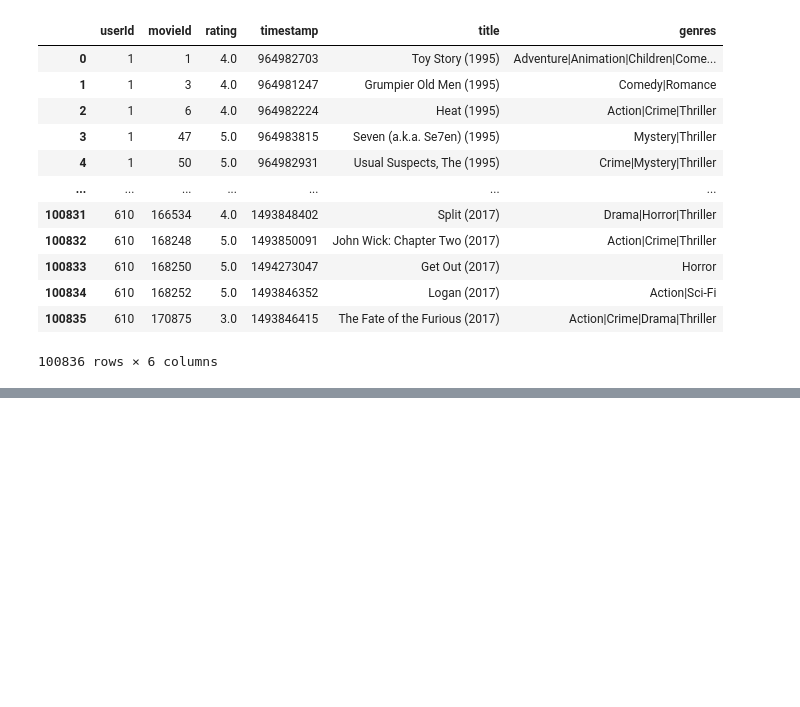
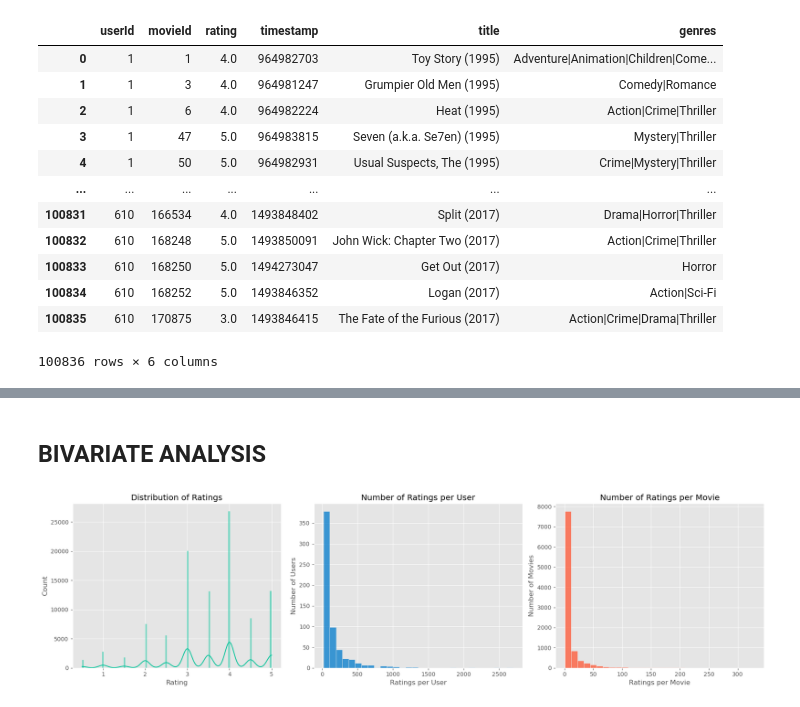
Before and after one commit to Vain-Guy/Movie-Recommendation-System, a Jupyter notebook: Notebooks/eda.ipynb, the cells around one changed output, grey strips where cells are left out. Drawn from its saved outputs; the diff is of its cells as text; code cells hidden in the pictures; blank space fills up the shorter version.

```diff
--- a/Notebooks/eda.ipynb
+++ b/Notebooks/eda.ipynb
@@ -212,0 +295,33 @@ dtype: int64
+# %% [markdown]
+## BIVARIATE ANALYSIS
+# %%
+# Precomputed distributions
+rating_dist = df["rating"]
+user_counts = df.groupby("userId")["rating"].count()
+movie_counts = df.groupby("movieId")["rating"].count()
+
+# Create subplots
+fig, axes = plt.subplots(1, 3, figsize=(18, 5))
+
+# ---- 1. Rating Distribution ----
+sns.histplot(rating_dist, kde=True, ax=axes[0], color='#00C49A')
+axes[0].set_title("Distribution of Ratings")
+axes[0].set_xlabel("Rating")
+axes[0].set_ylabel("Count")
+
+# ---- 2. Ratings Per User ----
+sns.histplot(user_counts, bins=30, ax=axes[1], color='#007ACC')
+axes[1].set_title("Number of Ratings per User")
+axes[1].set_xlabel("Ratings per User")
+axes[1].set_ylabel("Number of Users")
+
+# ---- 3. Ratings Per Movie ----
+sns.histplot(movie_counts, bins=30, ax=axes[2], color='#FF5733')
+axes[2].set_title("Number of Ratings per Movie")
+axes[2].set_xlabel("Ratings per Movie")
+axes[2].set_ylabel("Number of Movies")
+
+plt.tight_layout()
+plt.show()
+# %% [output]
+[figure, added]
```
Also changed, not shown: parts of 17 cells of this notebook.
